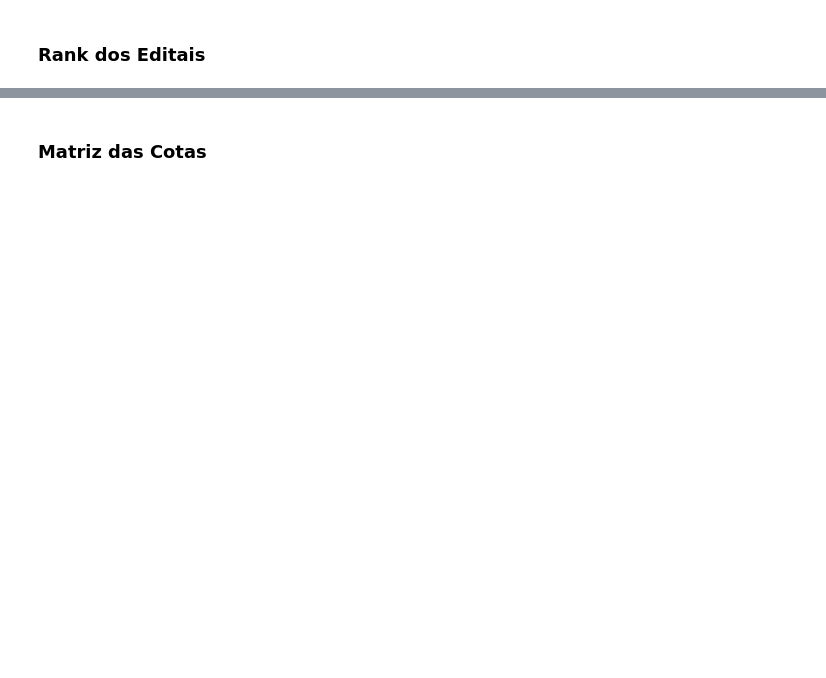
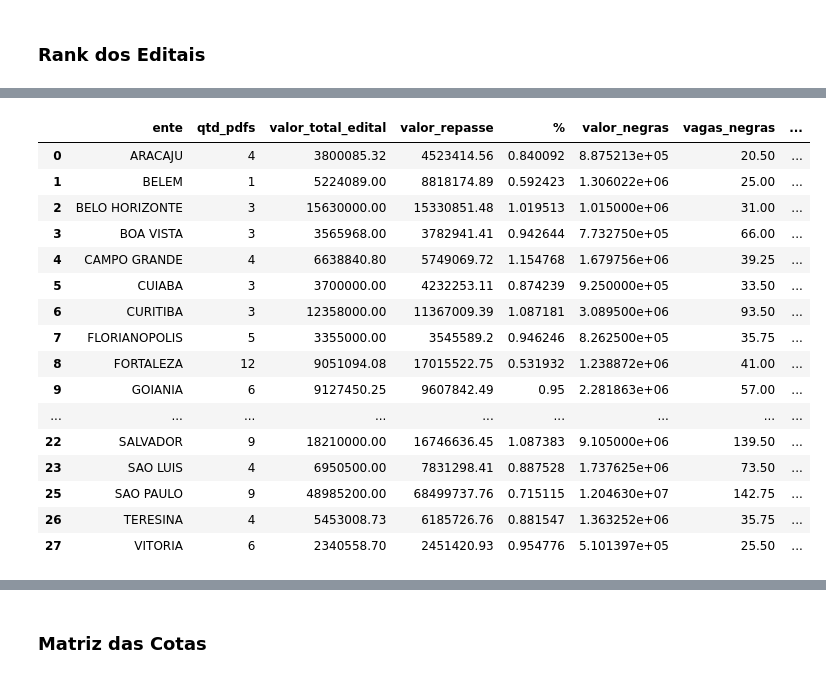
Before and after one commit to SGE-Subsecretaria-de-Gestao-Estrategica/projeto_acoes_afirmativas, a Jupyter notebook: tratamento/analise.ipynb, the cells around one changed output, grey strips where cells are left out. Cells and saved outputs as stored; diff of their text form; code cells hidden in the pictures; blank space fills up the shorter version.

```diff
--- a/tratamento/analise.ipynb
+++ b/tratamento/analise.ipynb
@@ -91,0 +278,28 @@ agrupado = agrupado.sort_values(by="qtd_pdfs", ascending=False)
+# %%
+ordem = ['ente', 'qtd_pdfs', 'valor_total_edital', 'valor_repasse', '%','valor_negras',
+       'vagas_negras', 'valor_indigenas', 'vagas_indigenas', 'valor_pcd',
+       'vagas_pcd']
+# %%
+df_merged = df_merged.drop(index=[20, 24])
+# %%
+df_merged = df_merged[ordem]
+# %%
+df_merged
+# %% [output]
+|  | ente | qtd_pdfs | valor_total_edital | valor_repasse | % | valor_negras | vagas_negras | ... |
+| 0 | ARACAJU | 4 | 3800085.32 | 4523414.56 | 0.840092 | 8.875213e+05 | 20.50 | ... |
+| 1 | BELEM | 1 | 5224089.00 | 8818174.89 | 0.592423 | 1.306022e+06 | 25.00 | ... |
+| 2 | BELO HORIZONTE | 3 | 15630000.00 | 15330851.48 | 1.019513 | 1.015000e+06 | 31.00 | ... |
+| 3 | BOA VISTA | 3 | 3565968.00 | 3782941.41 | 0.942644 | 7.732750e+05 | 66.00 | ... |
+| 4 | CAMPO GRANDE | 4 | 6638840.80 | 5749069.72 | 1.154768 | 1.679756e+06 | 39.25 | ... |
+| 5 | CUIABA | 3 | 3700000.00 | 4232253.11 | 0.874239 | 9.250000e+05 | 33.50 | ... |
+| 6 | CURITIBA | 3 | 12358000.00 | 11367009.39 | 1.087181 | 3.089500e+06 | 93.50 | ... |
+| 7 | FLORIANOPOLIS | 5 | 3355000.00 | 3545589.2 | 0.946246 | 8.262500e+05 | 35.75 | ... |
+| 8 | FORTALEZA | 12 | 9051094.08 | 17015522.75 | 0.531932 | 1.238872e+06 | 41.00 | ... |
+| 9 | GOIANIA | 6 | 9127450.25 | 9607842.49 | 0.95 | 2.281863e+06 | 57.00 | ... |
+| ... | ... | ... | ... | ... | ... | ... | ... | ... |
+| 22 | SALVADOR | 9 | 18210000.00 | 16746636.45 | 1.087383 | 9.105000e+06 | 139.50 | ... |
+| 23 | SAO LUIS | 4 | 6950500.00 | 7831298.41 | 0.887528 | 1.737625e+06 | 73.50 | ... |
+| 25 | SAO PAULO | 9 | 48985200.00 | 68499737.76 | 0.715115 | 1.204630e+07 | 142.75 | ... |
+| 26 | TERESINA | 4 | 5453008.73 | 6185726.76 | 0.881547 | 1.363252e+06 | 35.75 | ... |
+| 27 | VITORIA | 6 | 2340558.70 | 2451420.93 | 0.954776 | 5.101397e+05 | 25.50 | ... |
```
Also changed, not shown: parts of 45 cells of this notebook, 5 other files.
